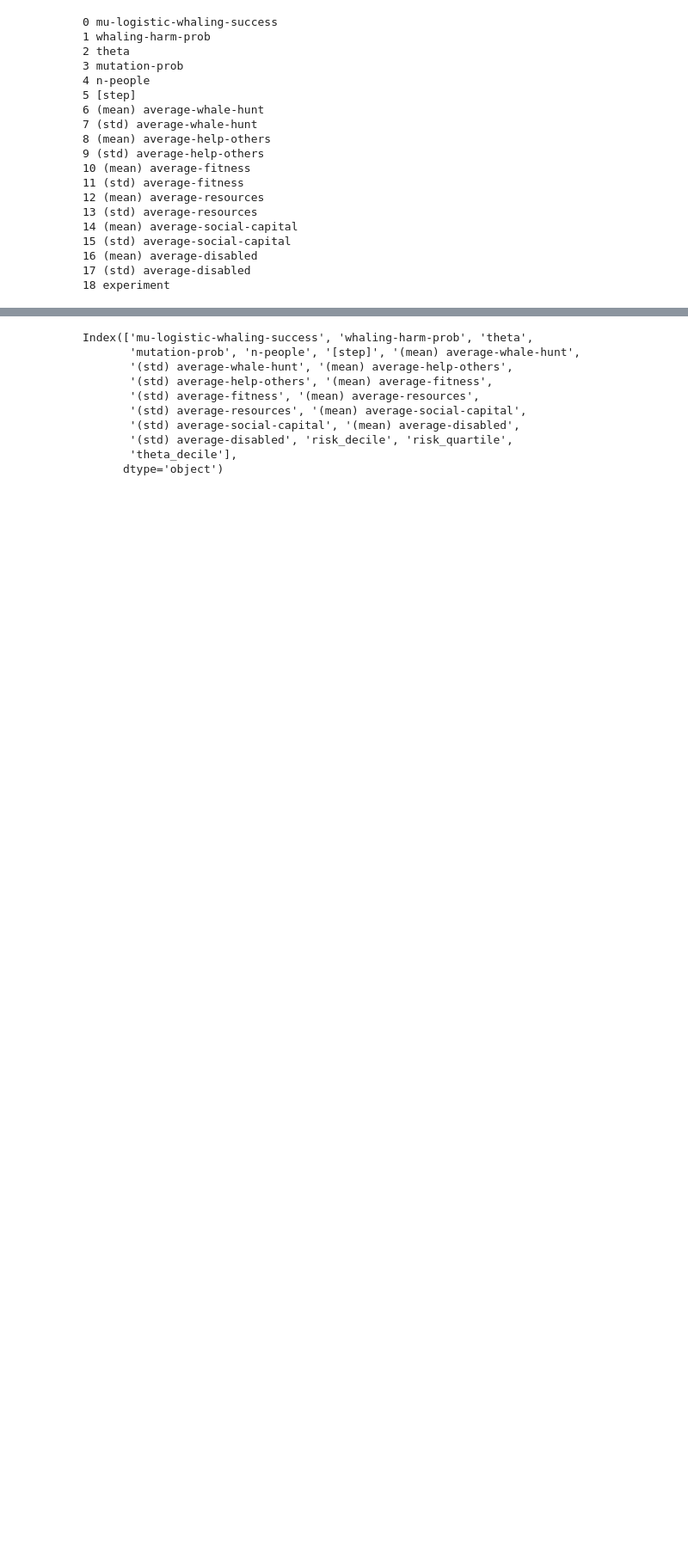
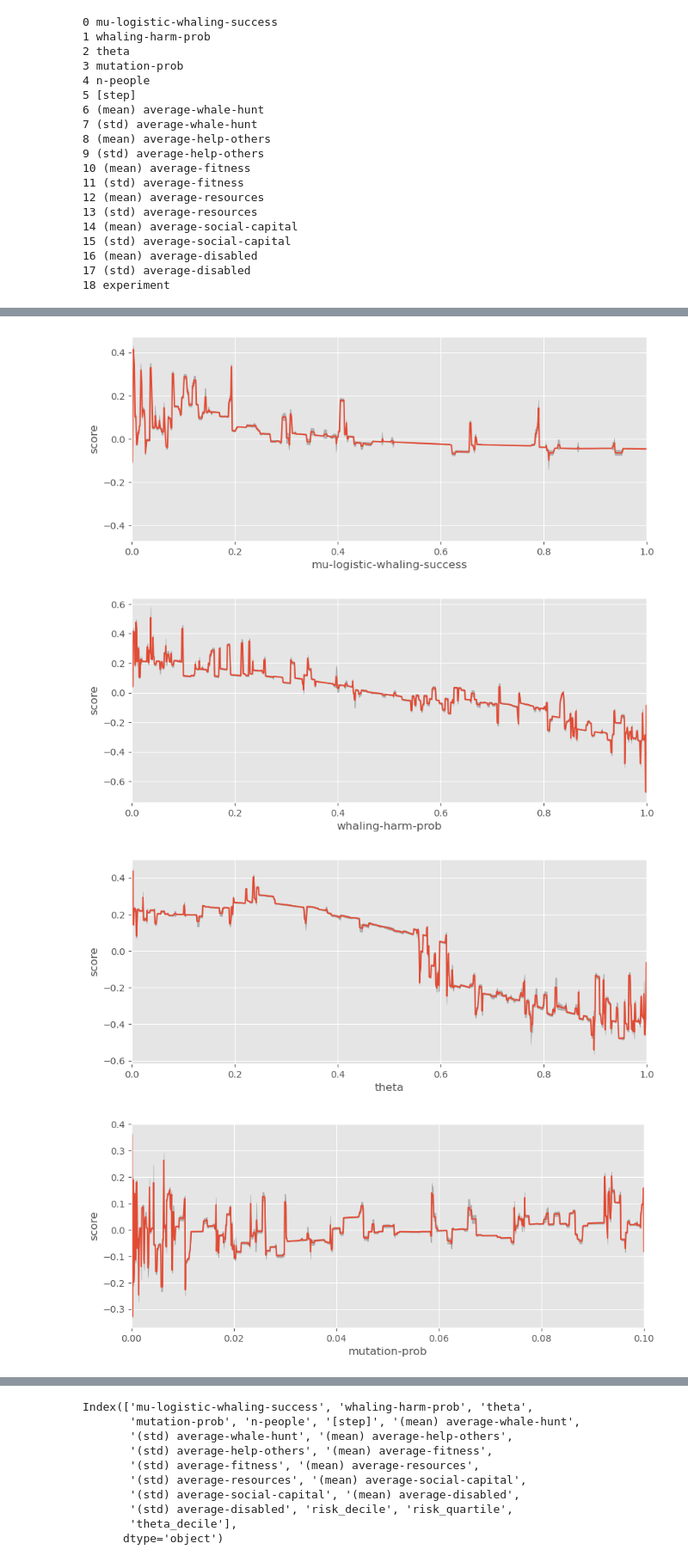
Before and after one commit to jismartin/kawesqarcoop, a Jupyter notebook: notebooks/lhs_analysis.ipynb, the cells around one changed output, grey strips where cells are left out. Shown at 86% size. Saved outputs shown, nothing was run; the diff lists cells and outputs as text; code cells hidden in the pictures; blank space fills up the shorter version.

```diff
--- a/notebooks/lhs_analysis.ipynb
+++ b/notebooks/lhs_analysis.ipynb
@@ -159,0 +302,28 @@ dtype: float64
+# %%
+# Plot function of the contribution of each predictor
+def plot_individual_variable(name,dt,export=False):
+    # Score-variable plot
+    x_vals = dt.get('names')[1:]
+    y_vals = dt.get('scores')
+    y_hi = dt.get('upper_bounds')
+    y_lo = dt.get('lower_bounds')
+
+    fig, ax = plt.subplots(figsize=(10, 4))
+    ax.plot(x_vals, y_vals)
+    ax.fill_between(x_vals, y_lo, y_hi, color='gray', alpha=0.5, label='upper-lower bounds')
+    ax.set_ylabel('score')
+    ax.set_xlabel(name)
+    #ax.set_title(name,fontsize=12)
+    ax.set(xlim=(0,0.1) if name=='mutation-prob' else (0,1))
+    if export:
+        fig.write_image(path + '.figures/ebr_' + name + '.pdf')
+    fig.show()
+# %%
+with warnings.catch_warnings(record=True) as w:
+    for i,v in enumerate(names[:4]):
+        plot_individual_variable(names[i],ebm_global.data(i))
+# %% [output]
+[figure, added]
+[figure, added]
+[figure, added]
+[figure, added]
```
Also changed, not shown: parts of 48 cells of this notebook, 1 other file.
